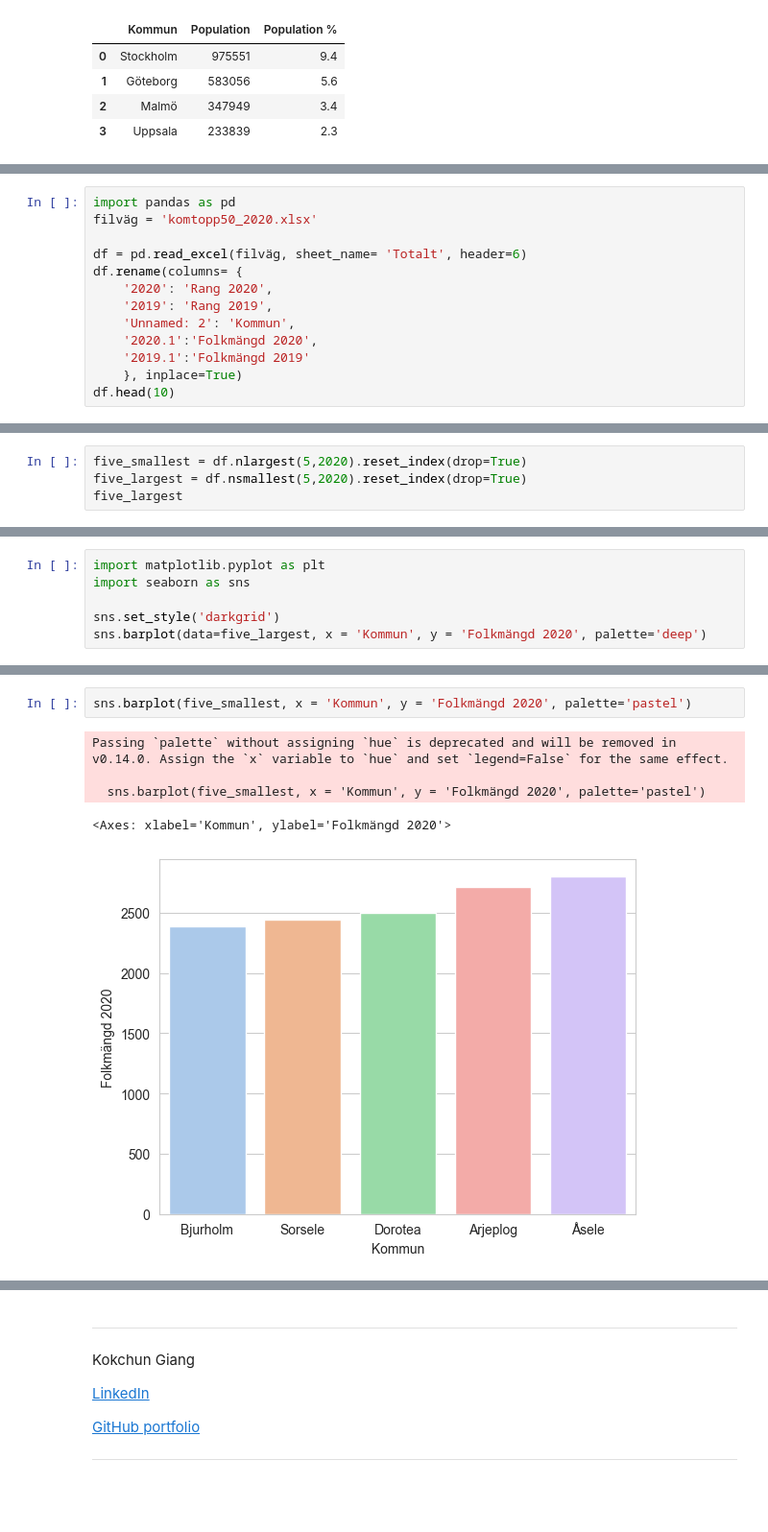
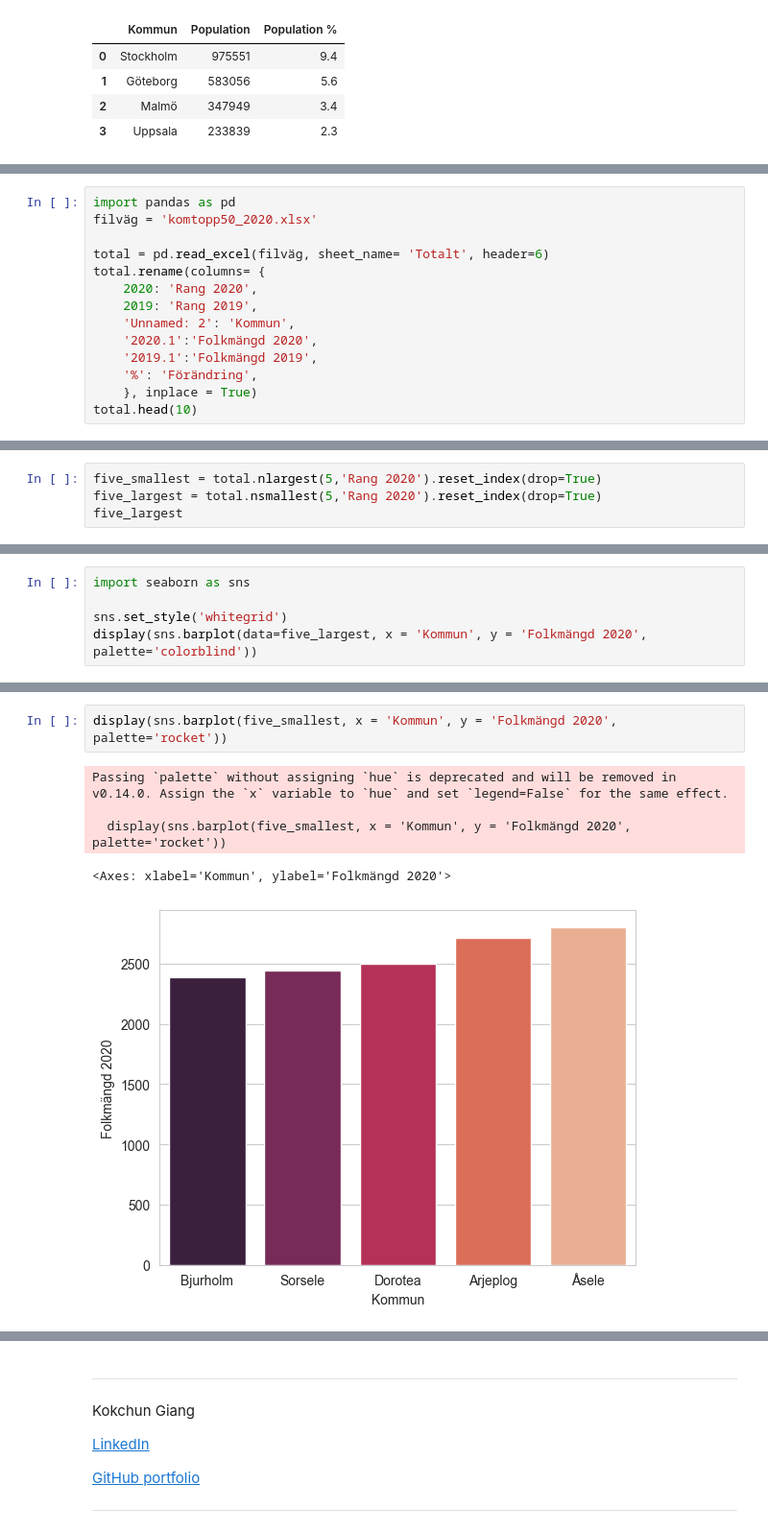
Before and after one commit to SebastianPetersson/Databehandling-SEBASTIAN-PETERSSON, a Jupyter notebook: Exercises/E00_pandas_basic_syntax.ipynb, the cells around one changed output, grey strips where cells are left out. Shown: that part at 96% size. Saved outputs shown, nothing was run; the diff lists cells and outputs as text; blank space fills up the shorter version.

```diff
--- a/Exercises/E00_pandas_basic_syntax.ipynb
+++ b/Exercises/E00_pandas_basic_syntax.ipynb
@@ -226,13 +226,14 @@ f)
 import pandas as pd
 filväg = 'komtopp50_2020.xlsx'
 
-df = pd.read_excel(filväg, sheet_name= 'Totalt', header=6)
-df.rename(columns= {
-    '2020': 'Rang 2020',
-    '2019': 'Rang 2019',
+total = pd.read_excel(filväg, sheet_name= 'Totalt', header=6)
+total.rename(columns= {
+    2020: 'Rang 2020',
+    2019: 'Rang 2019',
     'Unnamed: 2': 'Kommun',
     '2020.1':'Folkmängd 2020',
-    '2019.1':'Folkmängd 2019'
-    }, inplace=True)
-df.head(10)
+    '2019.1':'Folkmängd 2019',
+    '%': 'Förändring',
+    }, inplace = True)
+total.head(10)
 # %% [output]
@@ -248,7 +249,7 @@ df.head(10)
 | 8 | 198 | 199 | Askersund | 11471 | 11377 | 0.826228 |
 | 9 | 112 | 112 | Avesta | 23067 | 23178 | -0.478902 |
 # %%
-five_smallest = df.nlargest(5,2020).reset_index(drop=True)
-five_largest = df.nsmallest(5,2020).reset_index(drop=True)
+five_smallest = total.nlargest(5,'Rang 2020').reset_index(drop=True)
+five_largest = total.nsmallest(5,'Rang 2020').reset_index(drop=True)
 five_largest
 # %% [output]
@@ -265,11 +266,10 @@ print(f"Population 2020: {df['Folkmängd 2020'].sum()}")
 Population 2019: 10327589
 Population 2020: 10379295
 # %%
-import matplotlib.pyplot as plt
 import seaborn as sns
 
-sns.set_style('darkgrid')
-sns.barplot(data=five_largest, x = 'Kommun', y = 'Folkmängd 2020', palette='deep')
+sns.set_style('whitegrid')
+display(sns.barplot(data=five_largest, x = 'Kommun', y = 'Folkmängd 2020', palette='colorblind'))
 # %% [output]
 Passing `palette` without assigning `hue` is deprecated and will be removed in v0.14.0. Assign the `x` variable to `hue` and set `legend=False` for the same effect.
 
@@ -279,11 +279,11 @@ Passing `palette` without assigning `hue` is deprecated and will be removed in v
 # %%
-sns.barplot(five_smallest, x = 'Kommun', y = 'Folkmängd 2020', palette='pastel')
+display(sns.barplot(five_smallest, x = 'Kommun', y = 'Folkmängd 2020', palette='rocket'))
 # %% [output]
 Passing `palette` without assigning `hue` is deprecated and will be removed in v0.14.0. Assign the `x` variable to `hue` and set `legend=False` for the same effect.
 
-  sns.barplot(five_smallest, x = 'Kommun', y = 'Folkmängd 2020', palette='pastel')
+  display(sns.barplot(five_smallest, x = 'Kommun', y = 'Folkmängd 2020', palette='rocket'))
 <Axes: xlabel='Kommun', ylabel='Folkmängd 2020'>
-[figure, old version]
+[figure, new version]
 # %% [markdown]
 ---
 
```
Also changed, not shown: parts of 25 cells of this notebook.
